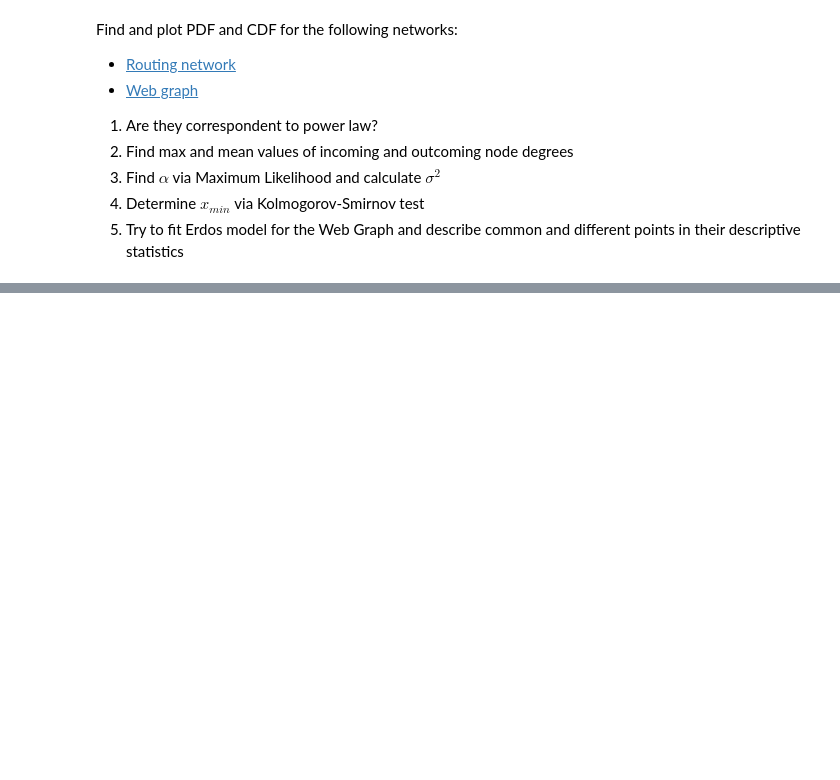
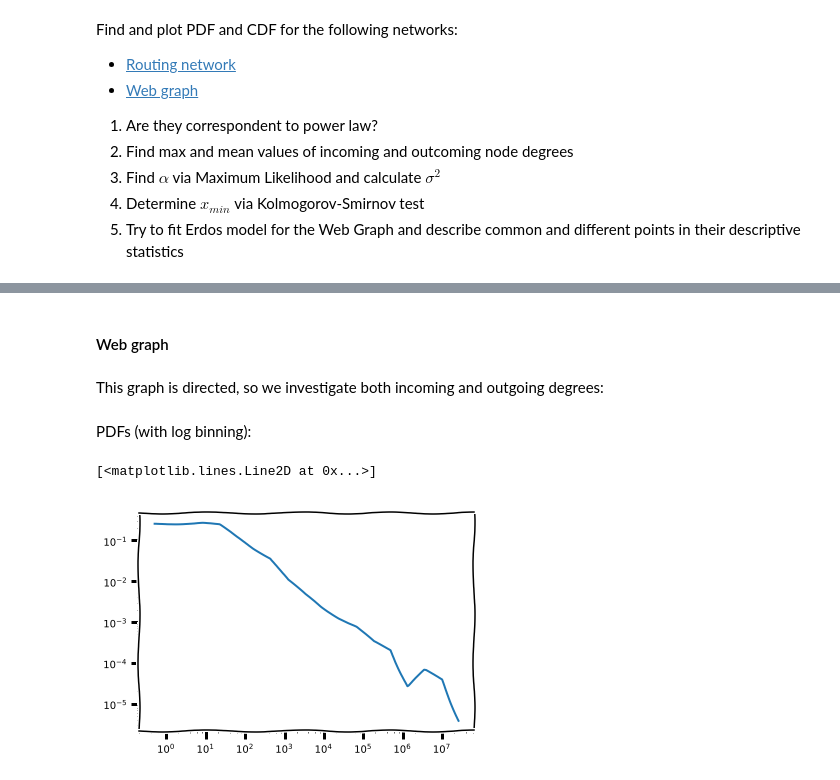
Before and after one commit to mdldml/hse-term2-network-science, a Jupyter notebook: Homeworks/00_01._networks_ha1.ipynb, the cells around one changed output, grey strips where cells are left out. Drawn from its saved outputs; the diff is of its cells as text; code cells hidden in the pictures; blank space fills up the shorter version.

```diff
--- a/Homeworks/00_01._networks_ha1.ipynb
+++ b/Homeworks/00_01._networks_ha1.ipynb
@@ -52,0 +242,17 @@ Find and plot PDF and CDF for the following networks:
+# %% [markdown]
+#### Web graph
+# %%
+G = nx.read_edgelist(path="web_Stanford.txt", create_using=nx.DiGraph())
+# %% [markdown]
+This graph is directed, so we investigate both incoming and outgoing degrees:
+# %%
+in_degrees = np.array(sorted(list(G.in_degree(G.nodes()).values())))
+out_degrees = np.array(sorted(list(G.out_degree(G.nodes()).values())))
+# %% [markdown]
+PDFs (with log binning):
+# %%
+in_freqs_binned = get_binned_freqs(in_degrees[in_degrees != 0])
+plt.loglog(sorted(in_freqs_binned.keys()), [in_freqs_binned[key] for key in sorted(in_freqs_binned.keys())])
+# %% [output]
+[<matplotlib.lines.Line2D at 0x...>]
+[figure, added]
```
Also changed, not shown: parts of 48 cells of this notebook, 3 other files.
